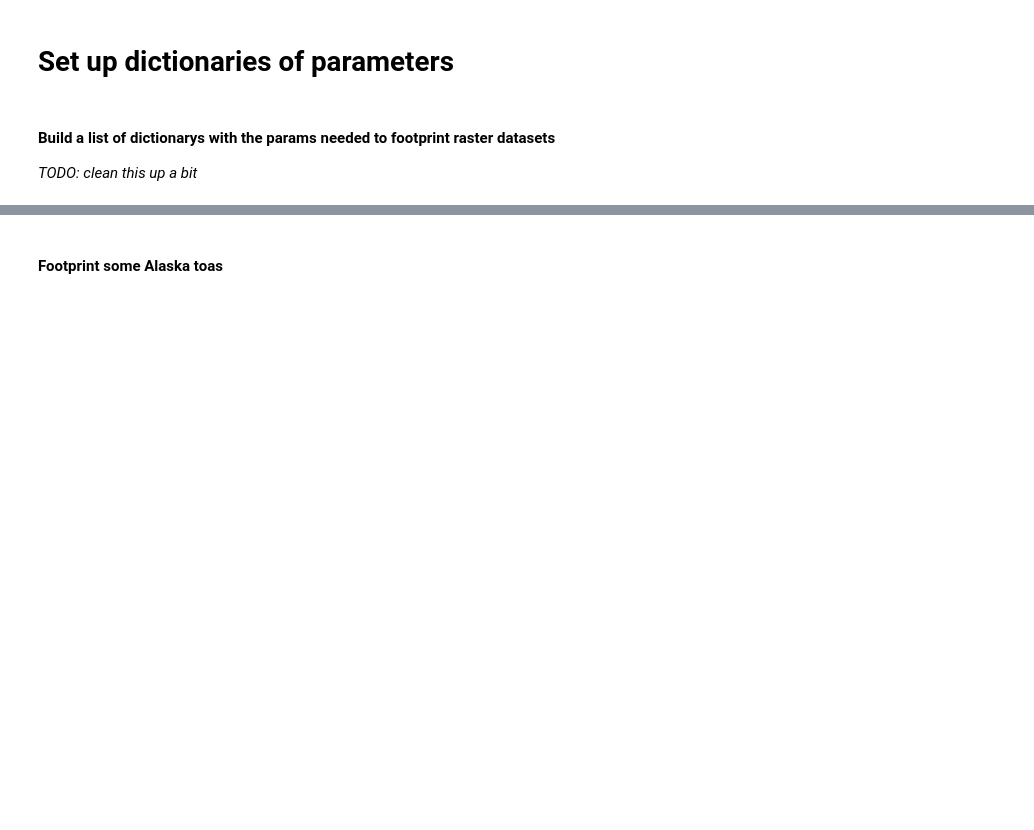
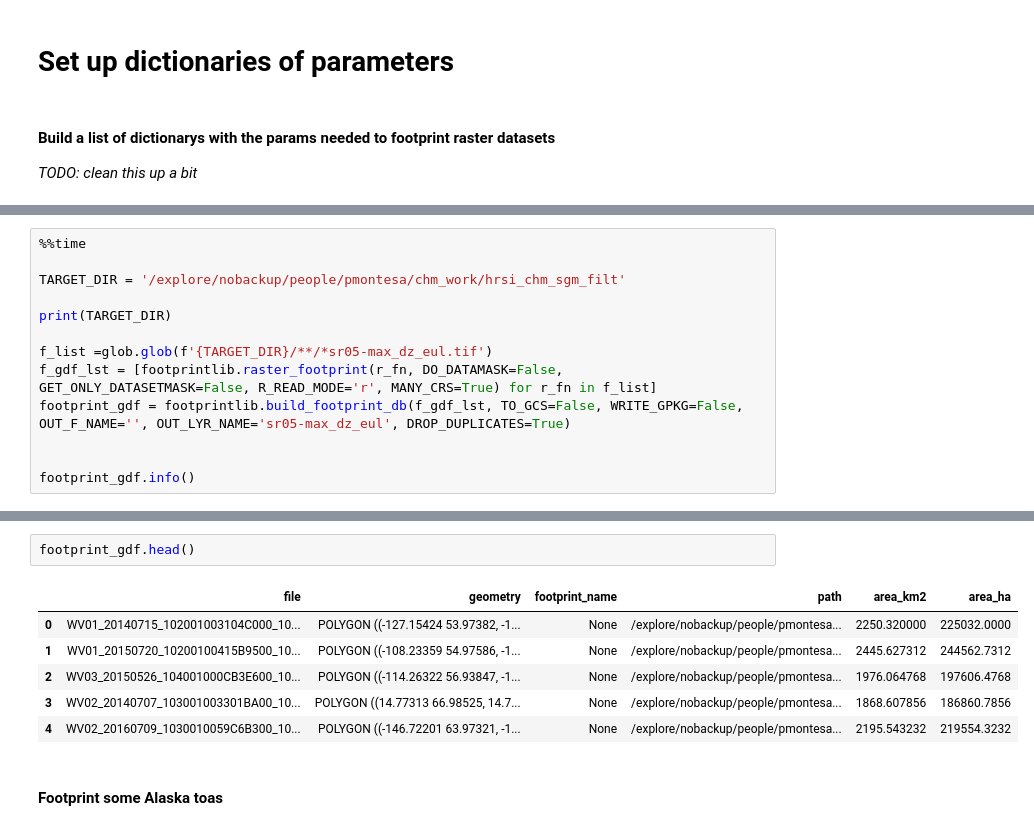
Before and after one commit to pahbs/geoscitools, a Jupyter notebook: footprint.ipynb, the cells around one changed output, grey strips where cells are left out. Drawn from its saved outputs; the diff is of its cells as text; blank space fills up the shorter version.

```diff
--- a/footprint.ipynb
+++ b/footprint.ipynb
@@ -38,0 +41,13 @@ _TODO: clean this up a bit_
+# %%
+%%time
+
+TARGET_DIR = '/explore/nobackup/people/pmontesa/chm_work/hrsi_chm_sgm_filt'
+
+print(TARGET_DIR)
+
+f_list =glob.glob(f'{TARGET_DIR}/**/*sr05-max_dz_eul.tif')
+f_gdf_lst = [footprintlib.raster_footprint(r_fn, DO_DATAMASK=False, GET_ONLY_DATASETMASK=False, R_READ_MODE='r', MANY_CRS=True) for r_fn in f_list]
+footprint_gdf = footprintlib.build_footprint_db(f_gdf_lst, TO_GCS=False, WRITE_GPKG=False, OUT_F_NAME='', OUT_LYR_NAME='sr05-max_dz_eul', DROP_DUPLICATES=True)
+
+
+footprint_gdf.info()
@@ -39,3 +72,12 @@ _TODO: clean this up a bit_
+# %%
+footprint_gdf.head()
+# %% [output]
+|  | file | geometry | footprint_name | path | area_km2 | area_ha |
+| 0 | WV01_20140715_102001003104C000_10... | POLYGON ((-127.15424 53.97382, -1... | None | /explore/nobackup/people/pmontesa... | 2250.320000 | 225032.0000 |
+| 1 | WV01_20150720_10200100415B9500_10... | POLYGON ((-108.23359 54.97586, -1... | None | /explore/nobackup/people/pmontesa... | 2445.627312 | 244562.7312 |
+| 2 | WV03_20150526_104001000CB3E600_10... | POLYGON ((-114.26322 56.93847, -1... | None | /explore/nobackup/people/pmontesa... | 1976.064768 | 197606.4768 |
+| 3 | WV02_20140707_103001003301BA00_10... | POLYGON ((14.77313 66.98525, 14.7... | None | /explore/nobackup/people/pmontesa... | 1868.607856 | 186860.7856 |
+| 4 | WV02_20160709_1030010059C6B300_10... | POLYGON ((-146.72201 63.97321, -1... | None | /explore/nobackup/people/pmontesa... | 2195.543232 | 219554.3232 |
 # %% [markdown]
 #### Footprint some Alaska toas
 # %%
```
Also changed, not shown: parts of 2 cells of this notebook, 5 other files.
